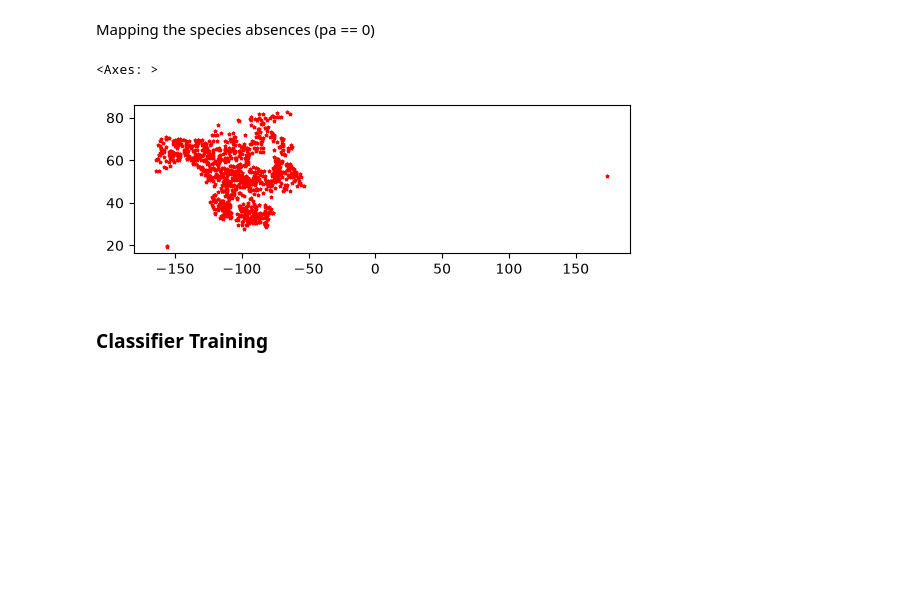
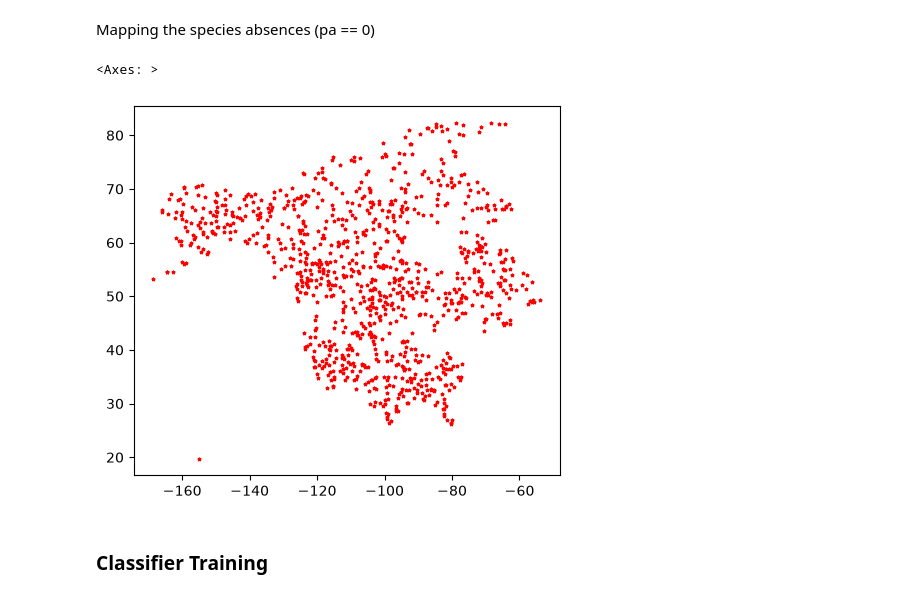
Before and after one commit to stacyc2449/wwf-sdm, a Jupyter notebook: sdm_notebook.ipynb, the cells around one changed output. Saved outputs shown, nothing was run; the diff lists cells and outputs as text; code cells hidden in the pictures; blank space fills up the shorter version.

```diff
--- a/sdm_notebook.ipynb
+++ b/sdm_notebook.ipynb
@@ -93,5 +93,7 @@ import glob
 # for f in sorted(glob.glob('data/ncr*')):
 #     shutil.copy(f, 'inputs/')
 
-ncr_gdf = gpd.GeoDataFrame.from_file('data/ncr.shp')
-ncr_gdf.sample(5)
+ncr_gdf_mid = gpd.GeoDataFrame.from_file('data/mid/ncr_mid.shp')
+# ncr_gdf_mid.sample(5)
+
+ncr_gdf_high = gpd.GeoDataFrame.from_file('data/high/ncr_high.shp')
@@ -124,10 +128,10 @@ ncr_gdf[ncr_gdf.CLASS == 1].plot(marker='*', color='green', markersize=5)
 # %% [markdown]
 Mapping the species absences (pa == 0)
 # %%
-ncr_gdf[ncr_gdf.CLASS == 0].plot(marker='*', color='red', markersize=5)
+ncr_gdf_mid[ncr_gdf_mid.CLASS == 0].plot(marker='*', color='red', markersize=5)
 # %% [output]
 <Axes: >
-[figure, old version]
+[figure, new version]
 # %% [markdown]
 ### Classifier Training
 # %%
```
Also changed, not shown: parts of 15 cells of this notebook, 31 other files.
